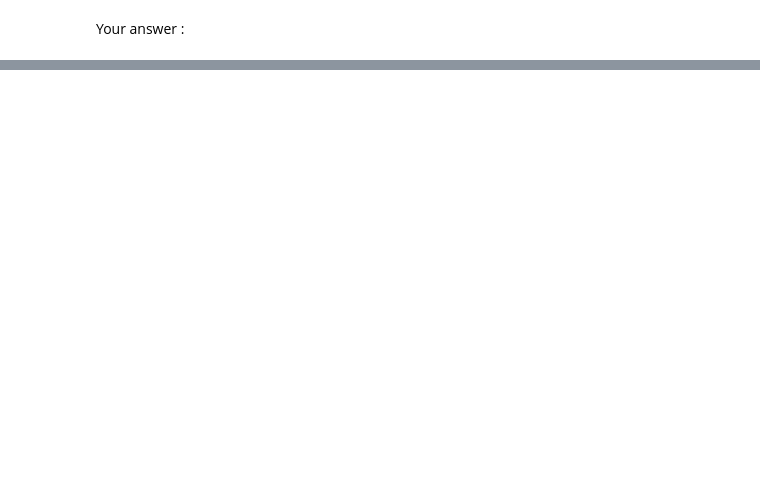
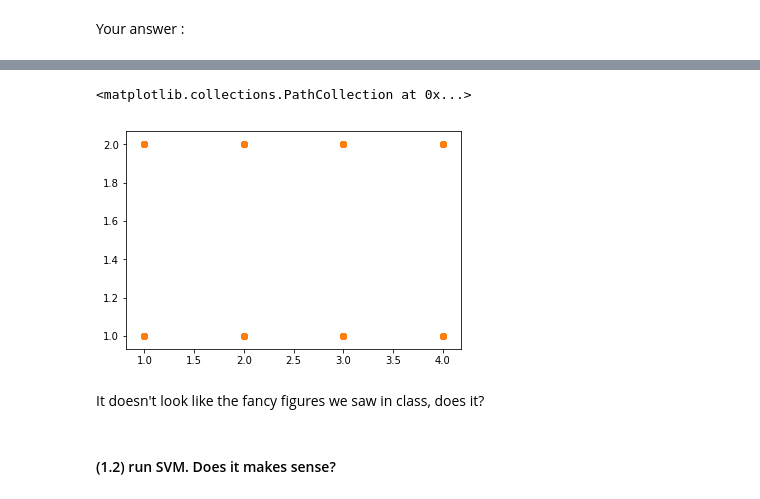
Before and after one commit to erwanlecarpentier/MLclass, a Jupyter notebook: Practice/SVMs/SVM.ipynb, the cells around one changed output, grey strips where cells are left out. Saved outputs shown, nothing was run; the diff lists cells and outputs as text; code cells hidden in the pictures; blank space fills up the shorter version.

```diff
--- a/Practice/SVMs/SVM.ipynb
+++ b/Practice/SVMs/SVM.ipynb
@@ -125,0 +163,20 @@ TODO little intro
+# %%
+# === Solution
+data_file = 'data/atheist.dat'
+df = pd.read_csv(data_file, sep='\s+',
+                 header=None,
+                 names=['attendance', 'tolerance'])
+
+print(df.shape, "# <-- (nrow, ncols)", "\n")
+print(df.sample(5)) # print random rows
+# %%
+import matplotlib.pyplot as plt
+plt.scatter(df['attendance'], df['tolerance'])
+plt.scatter(df['attendance'], df['tolerance'])
+# %% [output]
+<matplotlib.collections.PathCollection at 0x...>
+[figure, added]
+# %% [markdown]
+It doesn't look like the fancy figures we saw in class, does it?
+# %% [markdown]
+#### (1.2) run SVM. Does it makes sense?
```
Also changed, not shown: parts of 46 cells of this notebook.
